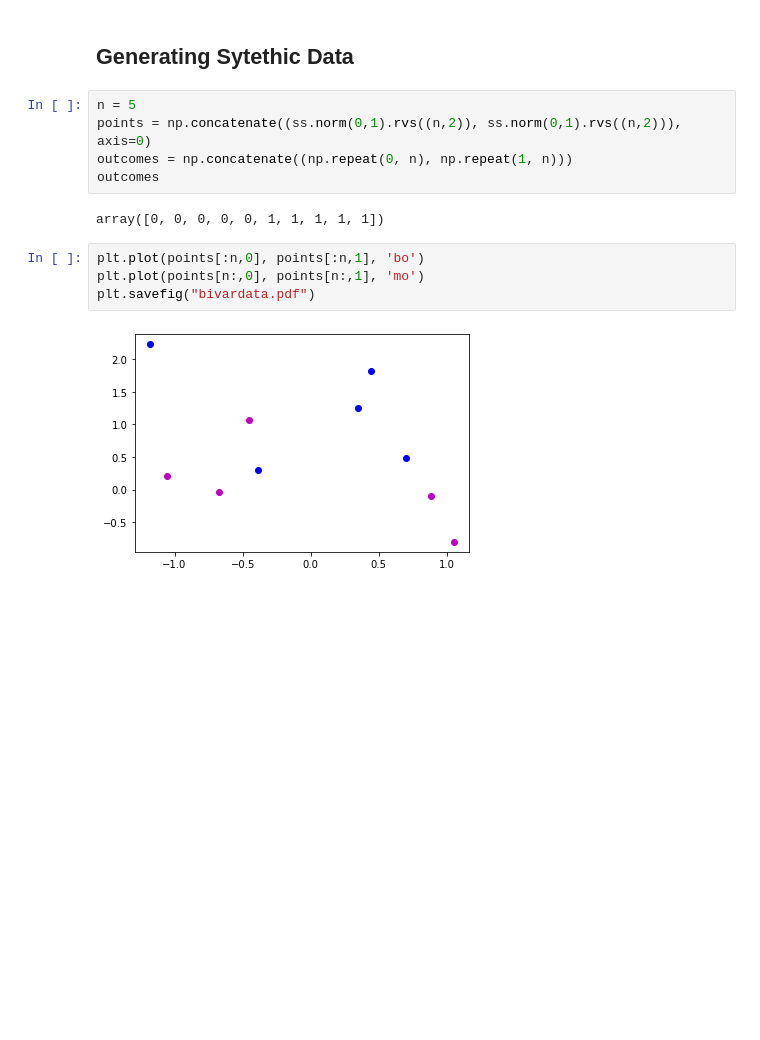
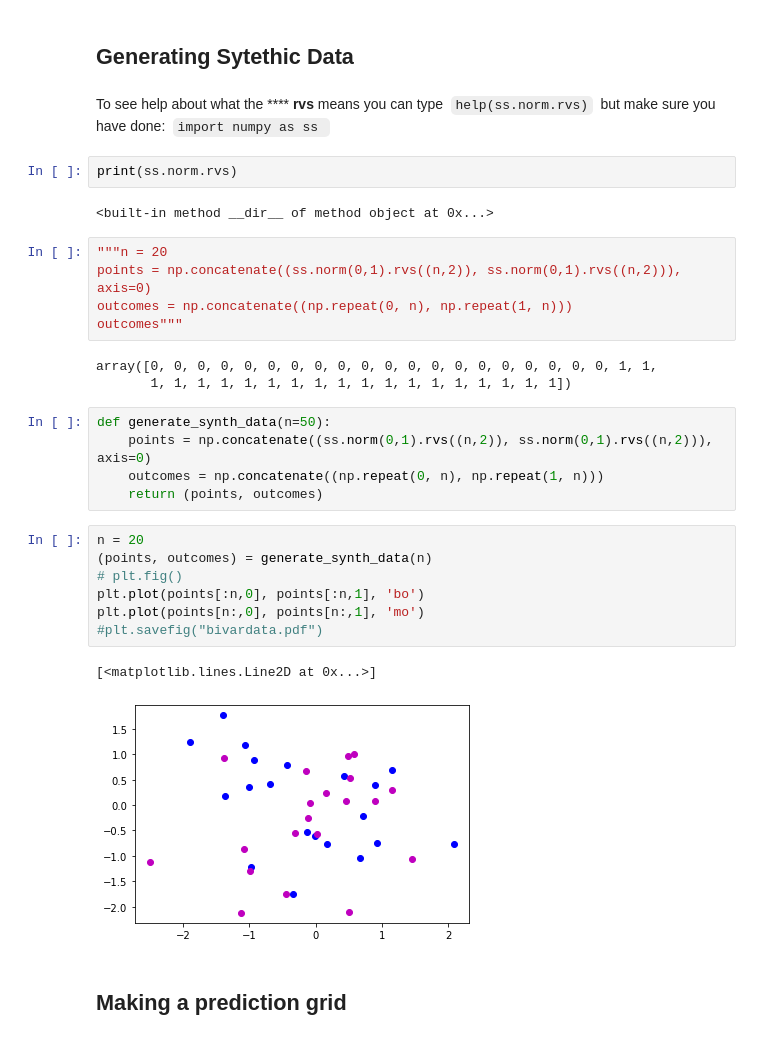
Before and after one commit to maby200/PythonForResearch, a Jupyter notebook: 3-week/Classif/IntroToClassification.ipynb, the cells around one changed output. Saved outputs shown, nothing was run; the diff lists cells and outputs as text; blank space fills up the shorter version.

```diff
--- a/3-week/Classif/IntroToClassification.ipynb
+++ b/3-week/Classif/IntroToClassification.ipynb
@@ -173,15 +197,33 @@ for i, txt in enumerate(outcomes):
 # %% [markdown]
 ## Generating Sytethic Data
+# %% [markdown]
+To see help about what the **** <b>rvs</b> means you can type  &nbsp;`help(ss.norm.rvs)`&nbsp; but make sure you have done: &nbsp;`import numpy as ss `&nbsp;
+# %%
+print(ss.norm.rvs)
+# %% [output]
+<built-in method __dir__ of method object at 0x...>
 # %%
-n = 5
+"""n = 20
 points = np.concatenate((ss.norm(0,1).rvs((n,2)), ss.norm(0,1).rvs((n,2))), axis=0)
 outcomes = np.concatenate((np.repeat(0, n), np.repeat(1, n)))
-outcomes
+outcomes"""
 # %% [output]
-array([0, 0, 0, 0, 0, 1, 1, 1, 1, 1])
+array([0, 0, 0, 0, 0, 0, 0, 0, 0, 0, 0, 0, 0, 0, 0, 0, 0, 0, 0, 0, 1, 1,
+       1, 1, 1, 1, 1, 1, 1, 1, 1, 1, 1, 1, 1, 1, 1, 1, 1, 1])
+# %%
+def generate_synth_data(n=50):
+    points = np.concatenate((ss.norm(0,1).rvs((n,2)), ss.norm(0,1).rvs((n,2))), axis=0)
+    outcomes = np.concatenate((np.repeat(0, n), np.repeat(1, n)))
+    return (points, outcomes)
 # %%
+n = 20
+(points, outcomes) = generate_synth_data(n)
+# plt.fig()
 plt.plot(points[:n,0], points[:n,1], 'bo')
 plt.plot(points[n:,0], points[n:,1], 'mo')
-plt.savefig("bivardata.pdf")
+#plt.savefig("bivardata.pdf")
 # %% [output]
+[<matplotlib.lines.Line2D at 0x...>]
-[figure, old version]
+[figure, new version]
+# %% [markdown]
+## Making a prediction grid
```
Also changed, not shown: parts of 10 cells of this notebook.
